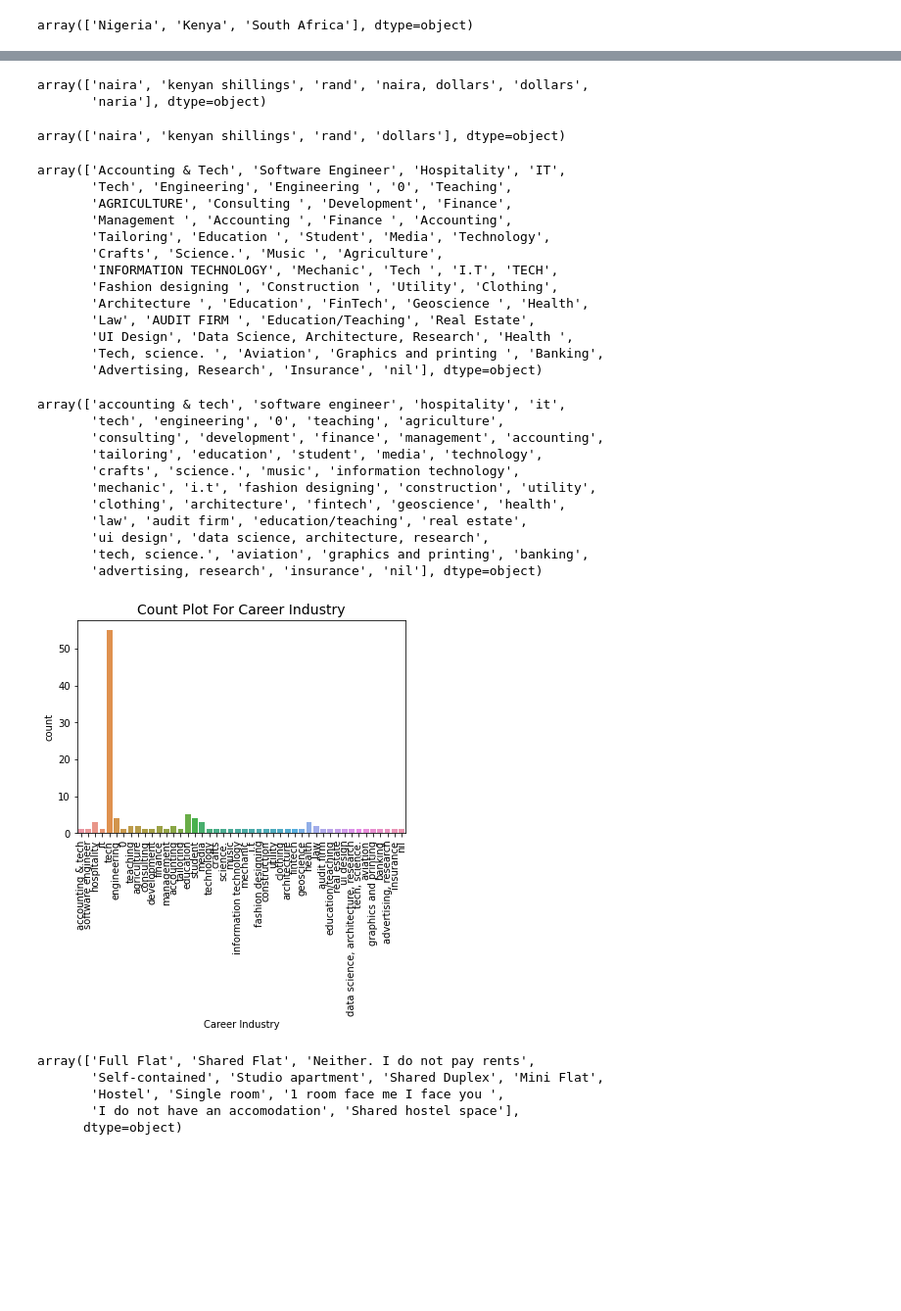
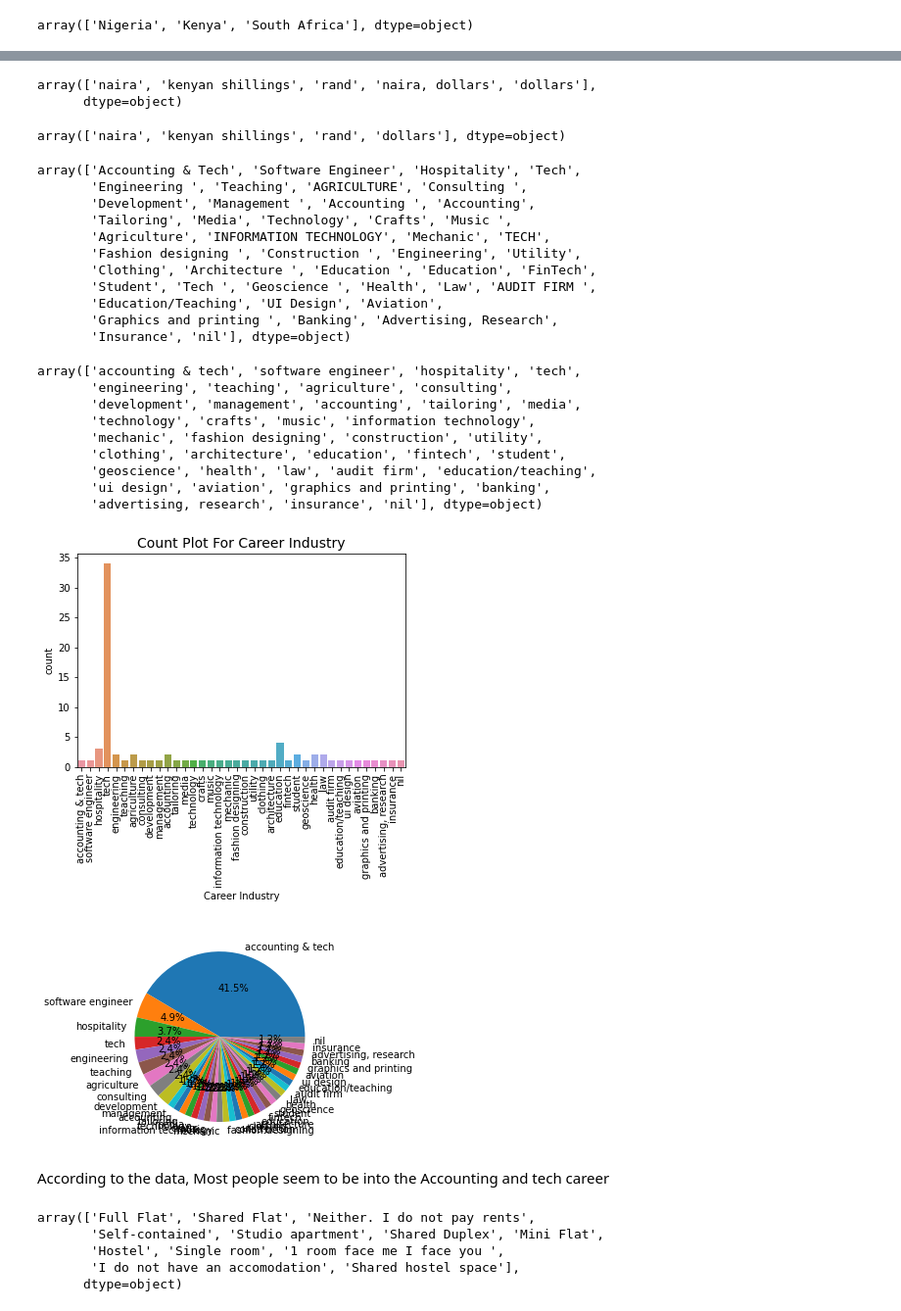
Before and after one commit to munnyraht/DS-ML-Initiative, a Jupyter notebook: Level 2/Intermediate/Accomodation.ipynb, the cells around one changed output, grey strips where cells are left out. Shown at 98% size. Cells and saved outputs as stored; diff of their text form; code cells hidden in the pictures; blank space fills up the shorter version.

```diff
--- a/Level 2/Intermediate/Accomodation.ipynb
+++ b/Level 2/Intermediate/Accomodation.ipynb
@@ -98,6 +105,9 @@ dtype: int64
 Pay accomodation bills seem to have the highest number of missing values of 93, therefore we would ignore the column, some of the monthly rent is missing, clearly does that doesnt pay rent.
 
 Since we ll be dealing with accomodation and cost, we ll drop the columns with no monthly rent value
+# %%
+df.drop('fraction of rent paid', axis= 1, inplace=True)
+df.dropna(inplace=True)
 # %%
 #drop the " Do you think accommodation prices are generally high in your State of residence for young adults?" columnn
 df.drop("Do you think accommodation prices are generally high in your State of residence for young adults?", axis= 1, inplace=True)
@@ -246,8 +296,8 @@ df['Currency'] = df['Currency'].apply(lambda x:x.strip().lower())
 # %%
 df['Currency'].unique()
 # %% [output]
-array(['naira', 'kenyan shillings', 'rand', 'naira, dollars', 'dollars',
-       'naria'], dtype=object)
+array(['naira', 'kenyan shillings', 'rand', 'naira, dollars', 'dollars'],
+      dtype=object)
 # %%
 #rename all Nigeria to same case in Country Column
 
@@ -259,42 +309,42 @@ array(['naira', 'kenyan shillings', 'rand', 'dollars'], dtype=object)
 # %%
 df["Career Industry"].unique()
 # %% [output]
-array(['Accounting & Tech', 'Software Engineer', 'Hospitality', 'IT',
-       'Tech', 'Engineering', 'Engineering ', '0', 'Teaching',
-       'AGRICULTURE', 'Consulting ', 'Development', 'Finance',
-       'Management ', 'Accounting ', 'Finance ', 'Accounting',
-       'Tailoring', 'Education ', 'Student', 'Media', 'Technology',
-       'Crafts', 'Science.', 'Music ', 'Agriculture',
-       'INFORMATION TECHNOLOGY', 'Mechanic', 'Tech ', 'I.T', 'TECH',
-       'Fashion designing ', 'Construction ', 'Utility', 'Clothing',
-       'Architecture ', 'Education', 'FinTech', 'Geoscience ', 'Health',
-       'Law', 'AUDIT FIRM ', 'Education/Teaching', 'Real Estate',
-       'UI Design', 'Data Science, Architecture, Research', 'Health ',
-       'Tech, science. ', 'Aviation', 'Graphics and printing ', 'Banking',
-       'Advertising, Research', 'Insurance', 'nil'], dtype=object)
+array(['Accounting & Tech', 'Software Engineer', 'Hospitality', 'Tech',
+       'Engineering ', 'Teaching', 'AGRICULTURE', 'Consulting ',
+       'Development', 'Management ', 'Accounting ', 'Accounting',
+       'Tailoring', 'Media', 'Technology', 'Crafts', 'Music ',
+       'Agriculture', 'INFORMATION TECHNOLOGY', 'Mechanic', 'TECH',
+       'Fashion designing ', 'Construction ', 'Engineering', 'Utility',
+       'Clothing', 'Architecture ', 'Education ', 'Education', 'FinTech',
+       'Student', 'Tech ', 'Geoscience ', 'Health', 'Law', 'AUDIT FIRM ',
+       'Education/Teaching', 'UI Design', 'Aviation',
+       'Graphics and printing ', 'Banking', 'Advertising, Research',
+       'Insurance', 'nil'], dtype=object)
 # %%
+#trying to fix the multiple values
 df["Career Industry"] = df["Career Industry"].apply(lambda x: x.strip().lower())
 df['Career Industry'].unique()
 # %% [output]
-array(['accounting & tech', 'software engineer', 'hospitality', 'it',
-       'tech', 'engineering', '0', 'teaching', 'agriculture',
-       'consulting', 'development', 'finance', 'management', 'accounting',
-       'tailoring', 'education', 'student', 'media', 'technology',
-       'crafts', 'science.', 'music', 'information technology',
-       'mechanic', 'i.t', 'fashion designing', 'construction', 'utility',
-       'clothing', 'architecture', 'fintech', 'geoscience', 'health',
-       'law', 'audit firm', 'education/teaching', 'real estate',
-       'ui design', 'data science, architecture, research',
-       'tech, science.', 'aviation', 'graphics and printing', 'banking',
+array(['accounting & tech', 'software engineer', 'hospitality', 'tech',
+       'engineering', 'teaching', 'agriculture', 'consulting',
+       'development', 'management', 'accounting', 'tailoring', 'media',
+       'technology', 'crafts', 'music', 'information technology',
+       'mechanic', 'fashion designing', 'construction', 'utility',
+       'clothing', 'architecture', 'education', 'fintech', 'student',
+       'geoscience', 'health', 'law', 'audit firm', 'education/teaching',
+       'ui design', 'aviation', 'graphics and printing', 'banking',
        'advertising, research', 'insurance', 'nil'], dtype=object)
 # %%
 ax = sns.countplot(x='Career Industry', data=df);
 plt.xticks(rotation=90)
 ax.set_title(f'Count Plot For Career Industry', fontsize=14)
 plt.show()
-# plt.pie(df['State/Province'].value_counts(), labels=df['State/Province'].unique(), autopct='%1.1f%%');
+plt.pie(df['Career Industry'].value_counts(), labels=df['Career Industry'].unique(), autopct='%1.1f%%');
 # %% [output]
-[figure, old version]
+[figure, new version]
+[figure, added]
+# %% [markdown]
+According to the data, Most people seem to be into the Accounting and tech career
 # %%
 df['Accommodation Rented'].unique()
 # %% [output]
```
Also changed, not shown: parts of 30 cells of this notebook.
